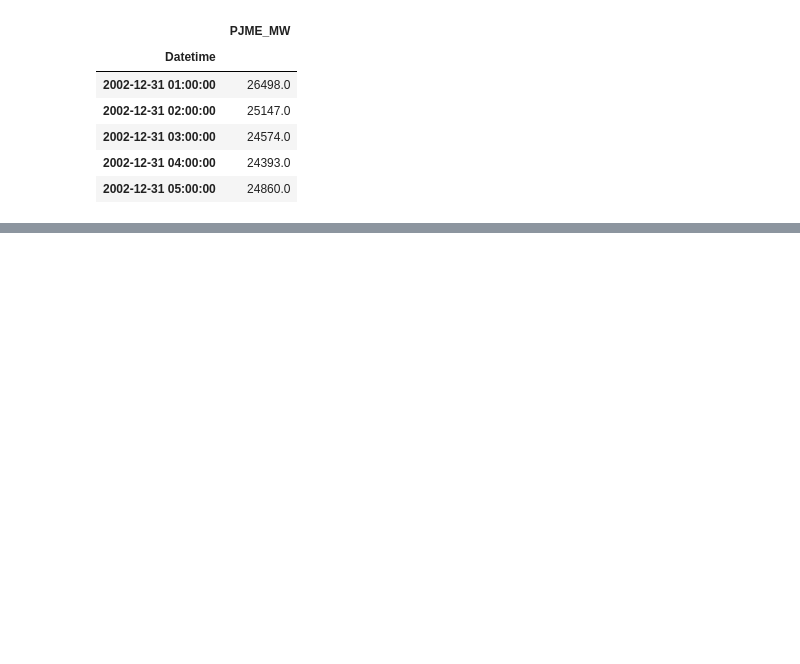
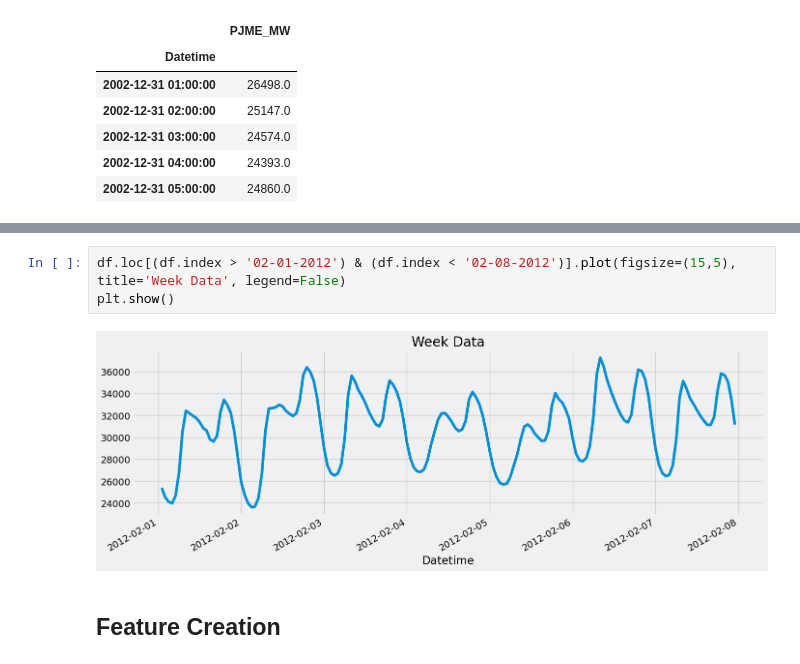
Before and after one commit to adnansherwani/Forecasting-DataModel, a Jupyter notebook: Forecasting-hourly-consumption.ipynb, the cells around one changed output, grey strips where cells are left out. Saved outputs shown, nothing was run; the diff lists cells and outputs as text; blank space fills up the shorter version.

```diff
--- a/Forecasting-hourly-consumption.ipynb
+++ b/Forecasting-hourly-consumption.ipynb
@@ -31,0 +50,7 @@ plt.show()
+# %%
+df.loc[(df.index > '02-01-2012') & (df.index < '02-08-2012')].plot(figsize=(15,5), title='Week Data', legend=False)
+plt.show()
+# %% [output]
+[figure, added]
+# %% [markdown]
+## Feature Creation
```
Also changed, not shown: parts of 18 cells of this notebook.
